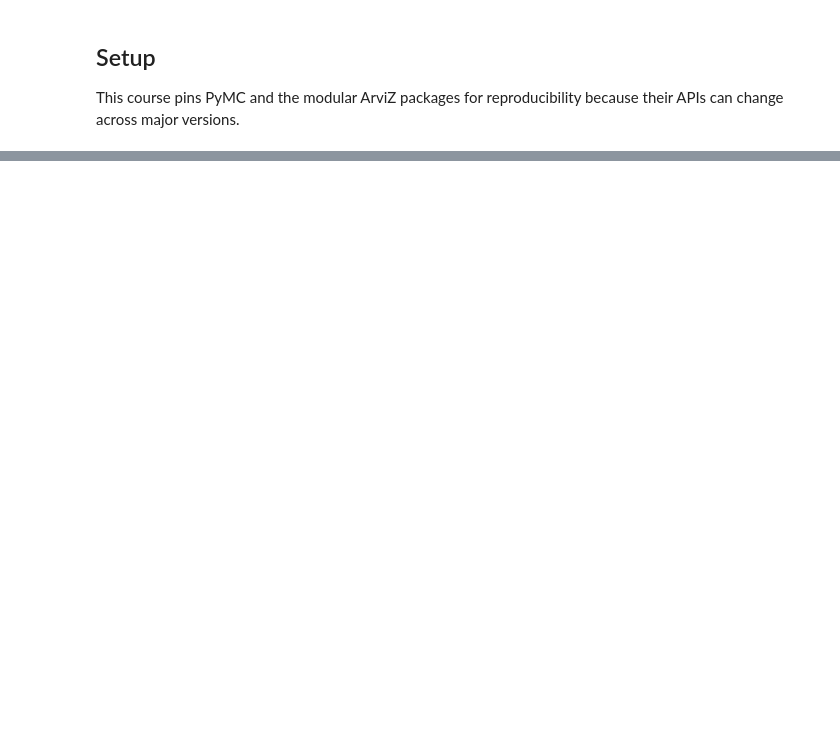
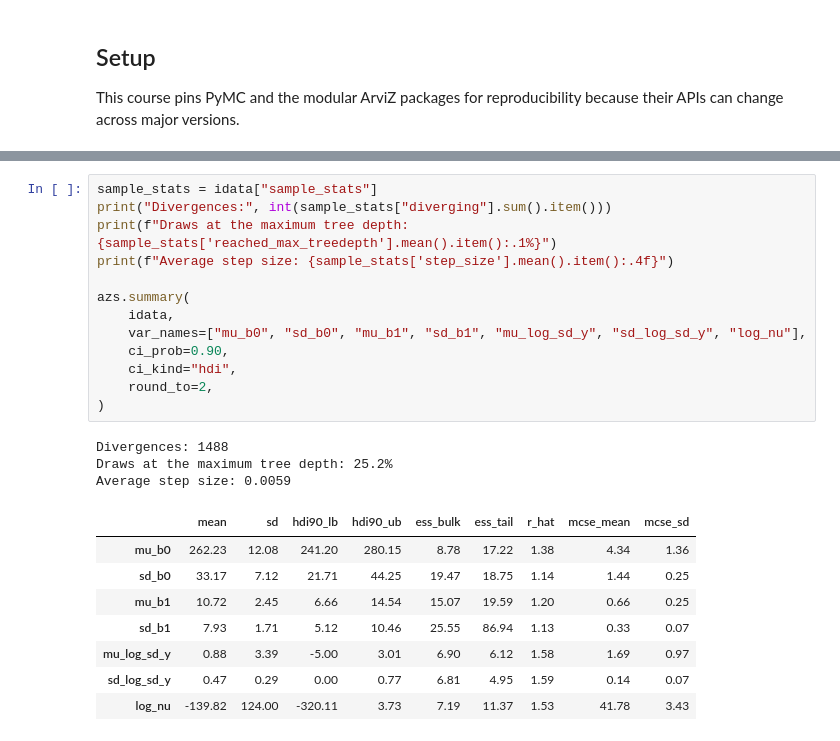
Before and after one commit to opherdonchin/BayesShortCourse, a Jupyter notebook: sleep/solved/11_exgaussian_flat_priors.ipynb, the cells around one changed output, grey strips where cells are left out. Saved outputs shown, nothing was run; the diff lists cells and outputs as text; blank space fills up the shorter version.

```diff
--- a/sleep/solved/11_exgaussian_flat_priors.ipynb
+++ b/sleep/solved/11_exgaussian_flat_priors.ipynb
@@ -309,0 +295,25 @@ The fit produced 2033 divergences out of 4000 draws, R-hat up to 1.01, and bulk
+# %%
+sample_stats = idata["sample_stats"]
+print("Divergences:", int(sample_stats["diverging"].sum().item()))
+print(f"Draws at the maximum tree depth: {sample_stats['reached_max_treedepth'].mean().item():.1%}")
+print(f"Average step size: {sample_stats['step_size'].mean().item():.4f}")
+
+azs.summary(
+    idata,
+    var_names=["mu_b0", "sd_b0", "mu_b1", "sd_b1", "mu_log_sd_y", "sd_log_sd_y", "log_nu"],
+    ci_prob=0.90,
+    ci_kind="hdi",
+    round_to=2,
+)
+# %% [output]
+Divergences: 1488
+Draws at the maximum tree depth: 25.2%
+Average step size: 0.0059
+|  | mean | sd | hdi90_lb | hdi90_ub | ess_bulk | ess_tail | r_hat | mcse_mean | mcse_sd |
+| mu_b0 | 262.23 | 12.08 | 241.20 | 280.15 | 8.78 | 17.22 | 1.38 | 4.34 | 1.36 |
+| sd_b0 | 33.17 | 7.12 | 21.71 | 44.25 | 19.47 | 18.75 | 1.14 | 1.44 | 0.25 |
+| mu_b1 | 10.72 | 2.45 | 6.66 | 14.54 | 15.07 | 19.59 | 1.20 | 0.66 | 0.25 |
+| sd_b1 | 7.93 | 1.71 | 5.12 | 10.46 | 25.55 | 86.94 | 1.13 | 0.33 | 0.07 |
+| mu_log_sd_y | 0.88 | 3.39 | -5.00 | 3.01 | 6.90 | 6.12 | 1.58 | 1.69 | 0.97 |
+| sd_log_sd_y | 0.47 | 0.29 | 0.00 | 0.77 | 6.81 | 4.95 | 1.59 | 0.14 | 0.07 |
+| log_nu | -139.82 | 124.00 | -320.11 | 3.73 | 7.19 | 11.37 | 1.53 | 41.78 | 3.43 |
```
Also changed, not shown: parts of 71 cells of this notebook, 3 other files.
